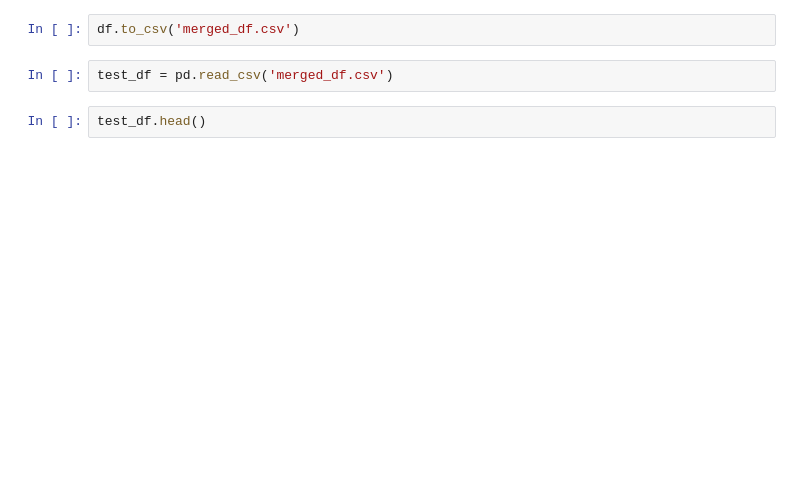
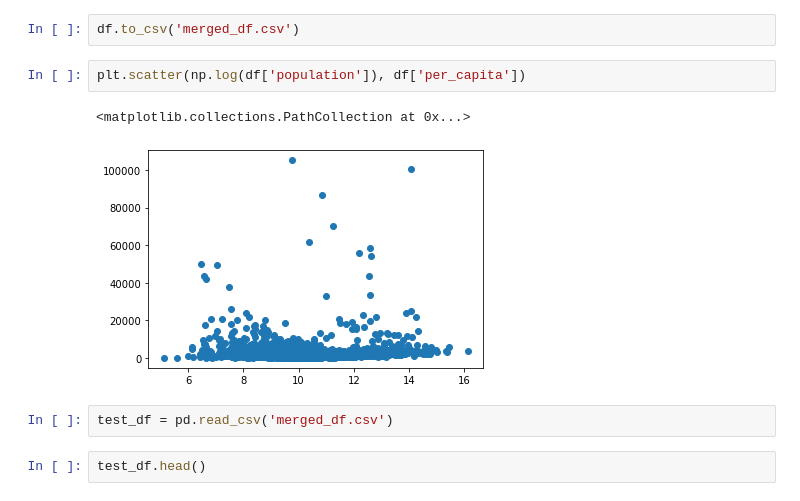
Before and after one commit to HenryDorsey/ConsultingProject, a Jupyter notebook: InfectSpendAnalysis.ipynb, the cells around one changed output. Drawn from its saved outputs; the diff is of its cells as text; blank space fills up the shorter version.

```diff
--- a/InfectSpendAnalysis.ipynb
+++ b/InfectSpendAnalysis.ipynb
@@ -122,6 +122,11 @@ dtype: int64
 | 5 | 5978 | 414 | 6392 | 6.5 | ... |
 # %%
 df.to_csv('merged_df.csv')
+# %%
+plt.scatter(np.log(df['population']), df['per_capita'])
+# %% [output]
+<matplotlib.collections.PathCollection at 0x...>
+[figure, added]
 # %%
 test_df = pd.read_csv('merged_df.csv')
 # %%
```
Also changed, not shown: 1 other file.
